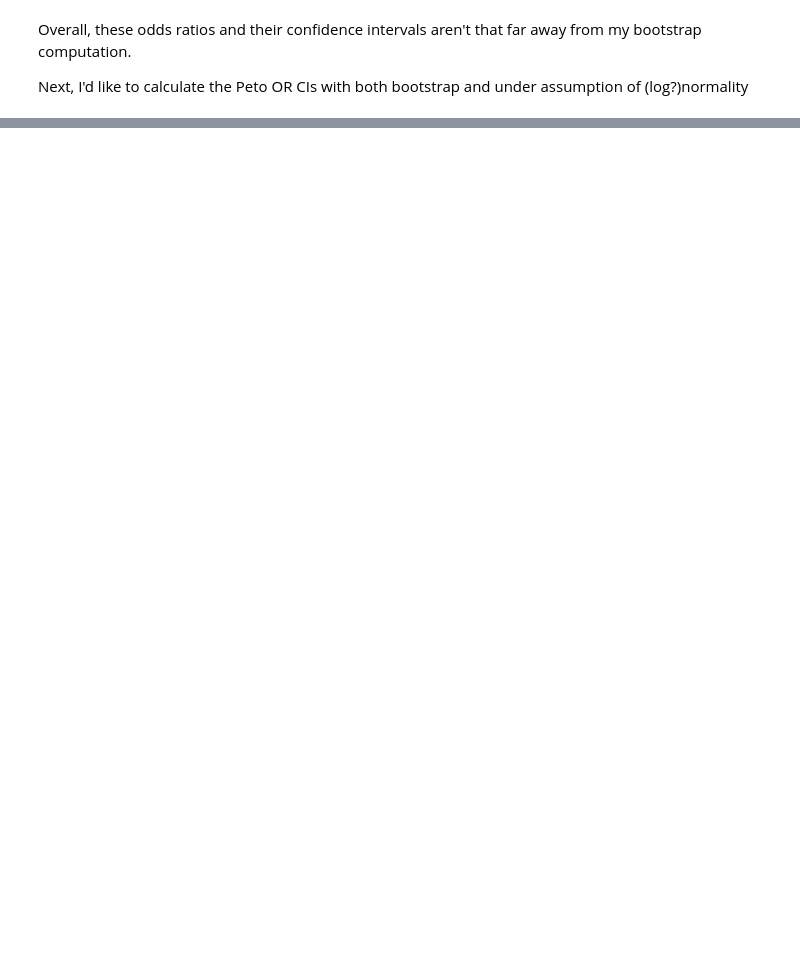
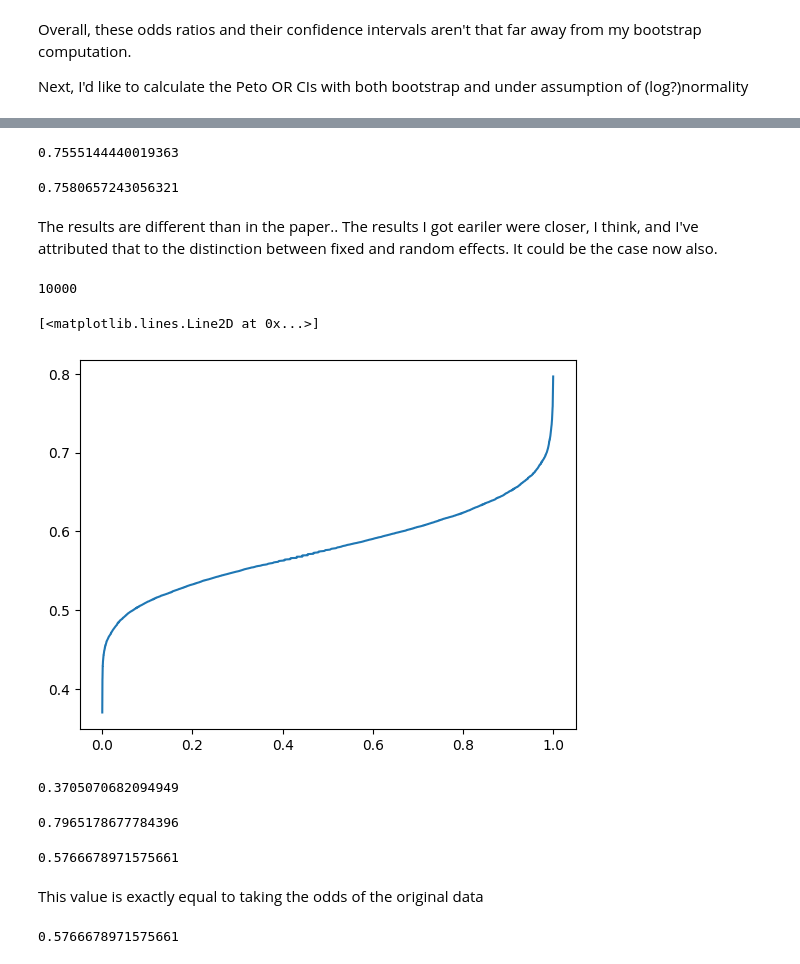
Before and after one commit to edoarad/evaluation_playground, a Jupyter notebook: Kremer_exploration.ipynb, the cells around one changed output, grey strips where cells are left out. Cells and saved outputs as stored; diff of their text form; code cells hidden in the pictures; blank space fills up the shorter version.

```diff
--- a/Kremer_exploration.ipynb
+++ b/Kremer_exploration.ipynb
@@ -258,0 +275,70 @@ Next, I'd like to calculate the Peto OR CIs with both bootstrap and under assump
+# %%
+total_peto_odds(df)
+# %% [output]
+0.7555144440019363
+# %%
+df['treatment_type'] = df.apply(lambda row: 'Filtration' if ('kirby' in row['paper_name'].lower() or 'peletz' in row['paper_name'].lower()) else 'Spring protection' if 'kremer' in row['paper_name'].lower() else 'Chlorine', axis=1)
+# %%
+total_peto_odds(df[df['treatment_type'] == 'Chlorine'])
+# %% [output]
+0.7580657243056321
+# %% [markdown]
+The results are different than in the paper.. The results I got eariler were closer, I think, and I've attributed that to the distinction between fixed and random effects. It could be the case now also.
+# %%
+# calculate the total odds ratio using bootsrap
+# For a random person in the population, we can ask how their odds change between the treatment and the control group.
+# This can be estimated per study by sampling from the treatment and control groups with replacement, and calculating the odds ratio for each sample.
+# However, to estimate the total odds ratio, we need to sample from the treatment and control groups of all studies simultaneously.
+# If the odds ratio is independent between studies, (the underlying assumption of the fixed effects model), then we can sample from the sum total of all treatment and control groups. (I think)
+def total_odds_by_bootstrap(df, n_samples=10_000):
+    all_odds_ratios = []
+    def naive_odds(df):
+        if df['control_event'].sum() == 0:
+            return np.nan
+        return (df['treatment_event'].sum() / df['treatment_non_event'].sum()) / (df['control_event'].sum() / df['control_non_event'].sum())
+    def sample_row(row):
+        total_treatment = row['treatment_event'] + row['treatment_non_event']
+        total_control = row['control_event'] + row['control_non_event']
+        return np.random.multinomial(total_treatment, [row['treatment_event']/total_treatment, row['treatment_non_event']/total_treatment] ).tolist() + np.random.multinomial(total_control , [row['control_event']/total_control, row['control_non_event']/total_control] ).tolist()
+    for _ in range(n_samples):
+        df_sample = df.copy()
+        # change each row's four arms to a new random sample from the empirical distribution, preserving the total number of treatment and control participants
+        df_sample['treatment_event'], df_sample['treatment_non_event'], df_sample['control_event'], df_sample['control_non_event'] = zip(*df_sample.apply(sample_row, axis=1))
+        # calculate the odds ratio for the new sample
+        odds = naive_odds(df_sample)
+        if odds is not np.nan:
+            all_odds_ratios.append(naive_odds(df_sample))
+    return sorted(all_odds_ratios)
+# %%
+# plot the distribution of all_odds_ratios
+import matplotlib.pyplot as plt
+all_odds_ratios = total_odds_by_bootstrap(df)
+print(len(all_odds_ratios))
+plt.plot(np.linspace(0, 1, len(all_odds_ratios)), sorted(all_odds_ratios))
+# %% [output]
+10000
+[<matplotlib.lines.Line2D at 0x...>]
+[figure, added]
+# %%
+all_odds_ratios[0]
+# %% [output]
+0.3705070682094949
+# %%
+all_odds_ratios[-1]
+# %% [output]
+0.7965178677784396
+# %%
+all_odds_ratios[5_000]
+# %% [output]
+0.5766678971575661
+# %% [markdown]
+This value is exactly equal to taking the odds of the original data
+# %%
+def naive_odds(df):
+    if df['control_event'].sum() == 0:
+        return np.nan
+    return (df['treatment_event'].sum() / df['treatment_non_event'].sum()) / (df['control_event'].sum() / df['control_non_event'].sum())
+
+naive_odds(df)
+# %% [output]
+0.5766678971575661
```
Also changed, not shown: parts of 3 cells of this notebook.
